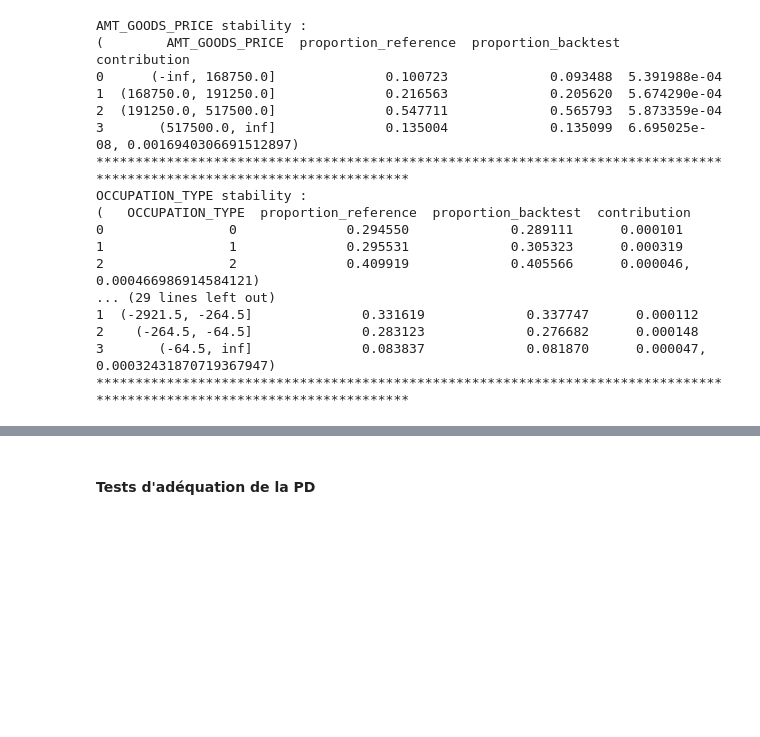
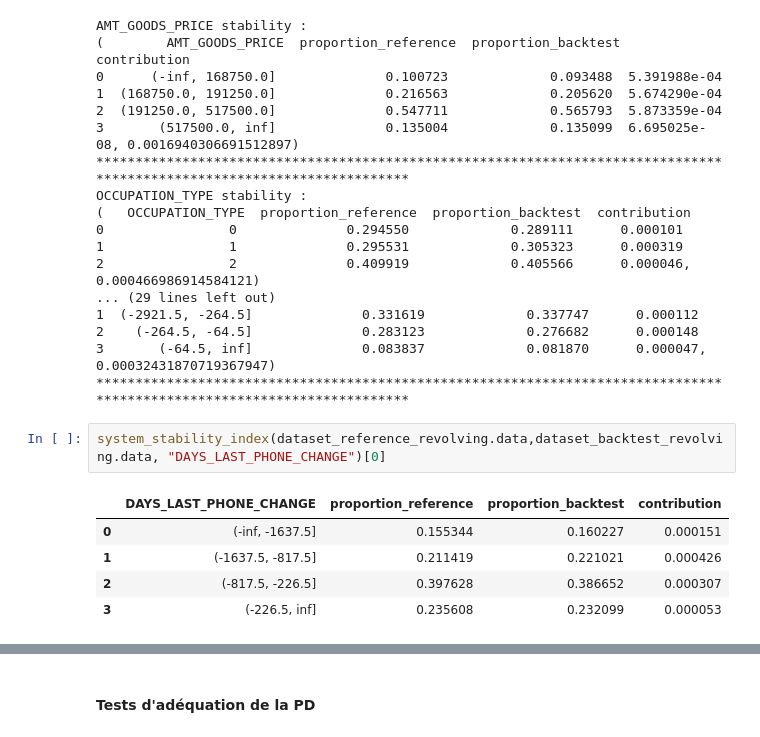
Before and after one commit to jeannoj99/Challenge_Nexialog_PD, a Jupyter notebook: notebooks/Backtesting.ipynb, the cells around one changed output, grey strips where cells are left out. Drawn from its saved outputs; the diff is of its cells as text; blank space fills up the shorter version.

Commit message:
update backtesting in web app

```diff
--- a/notebooks/Backtesting.ipynb
+++ b/notebooks/Backtesting.ipynb
@@ -350,3 +348,11 @@ OCCUPATION_TYPE stability :
 2    (-264.5, -64.5]              0.283123             0.276682      0.000148
 3       (-64.5, inf]              0.083837             0.081870      0.000047, 0.00032431870719367947)
 ************************************************************************************************************************
+# %%
+system_stability_index(dataset_reference_revolving.data,dataset_backtest_revolving.data, "DAYS_LAST_PHONE_CHANGE")[0]
+# %% [output]
+|  | DAYS_LAST_PHONE_CHANGE | proportion_reference | proportion_backtest | contribution |
+| 0 | (-inf, -1637.5] | 0.155344 | 0.160227 | 0.000151 |
+| 1 | (-1637.5, -817.5] | 0.211419 | 0.221021 | 0.000426 |
+| 2 | (-817.5, -226.5] | 0.397628 | 0.386652 | 0.000307 |
+| 3 | (-226.5, inf] | 0.235608 | 0.232099 | 0.000053 |
```
Also changed, not shown: parts of 23 cells of this notebook, 8 other files.
